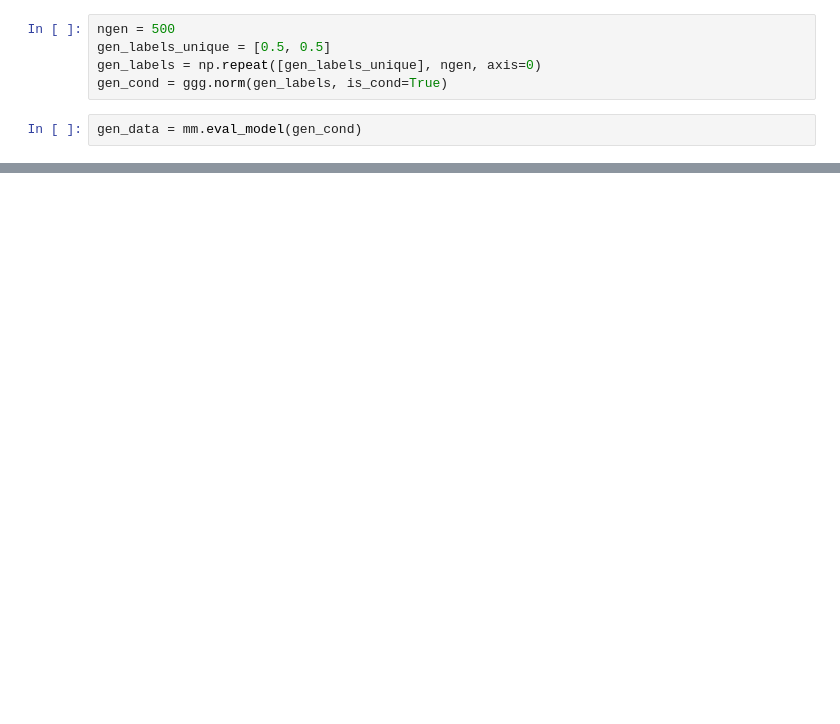
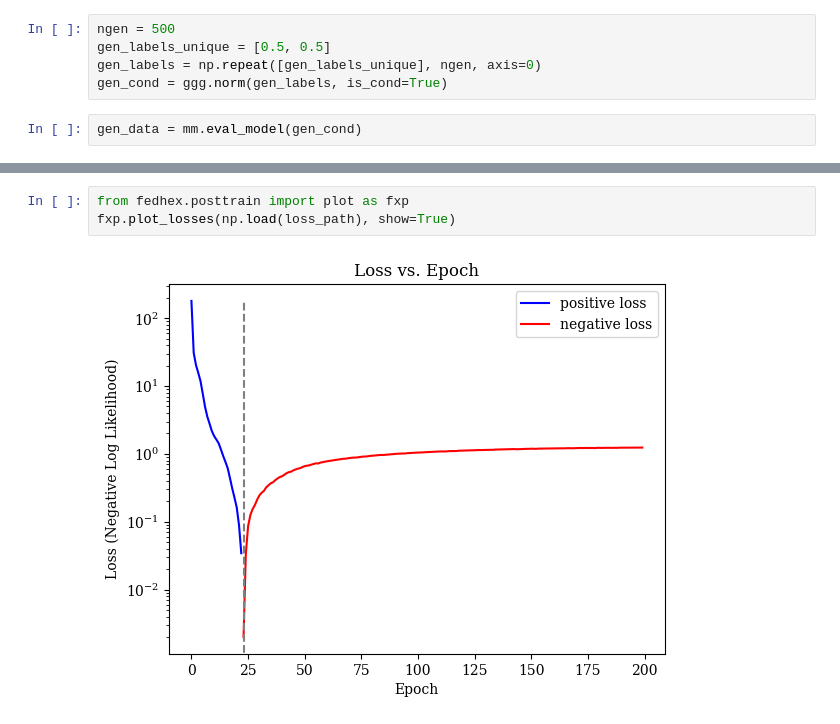
Before and after one commit to asatk/flows_pseudoaxions, a Jupyter notebook: tut_gaus.ipynb, the cells around one changed output, grey strips where cells are left out. Drawn from its saved outputs; the diff is of its cells as text; blank space fills up the shorter version.

```diff
--- a/tut_gaus.ipynb
+++ b/tut_gaus.ipynb
@@ -134,0 +135,5 @@ pass
+# %%
+from fedhex.posttrain import plot as fxp
+fxp.plot_losses(np.load(loss_path), show=True)
+# %% [output]
+[figure, added]
```
Also changed, not shown: parts of 5 cells of this notebook, 2 other files.
